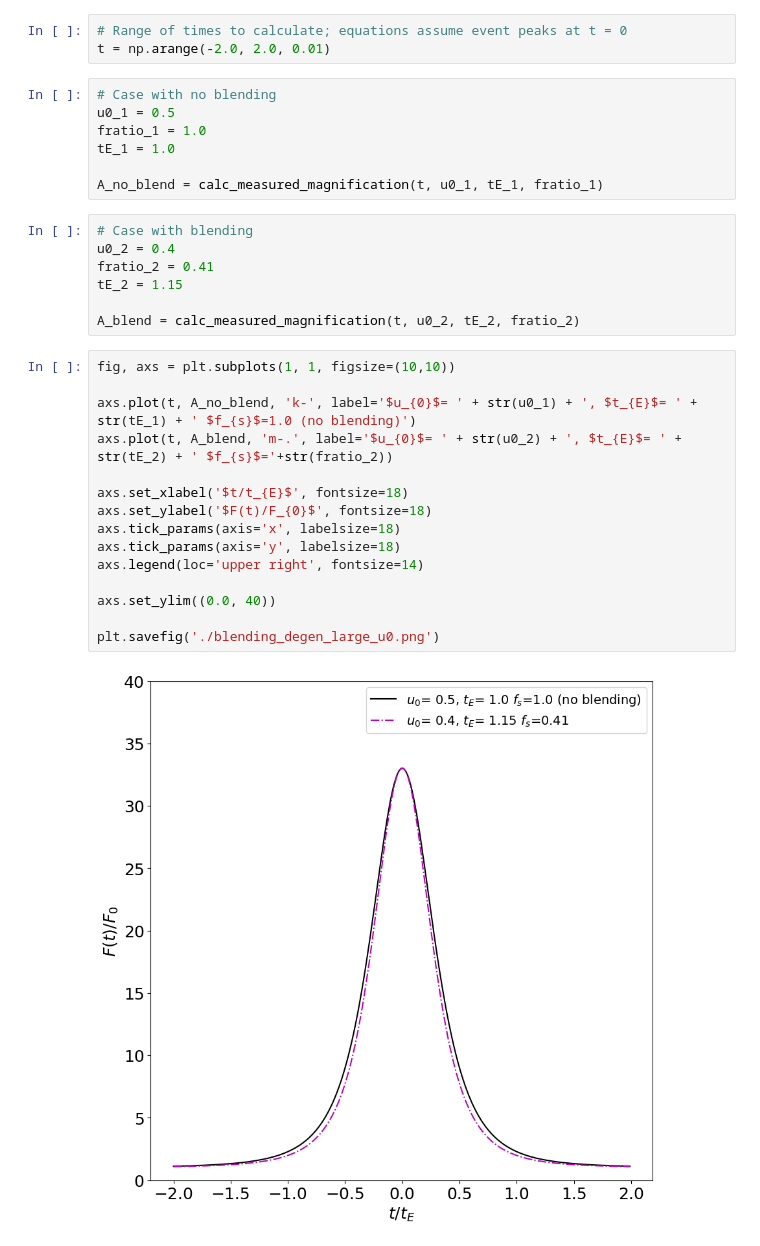
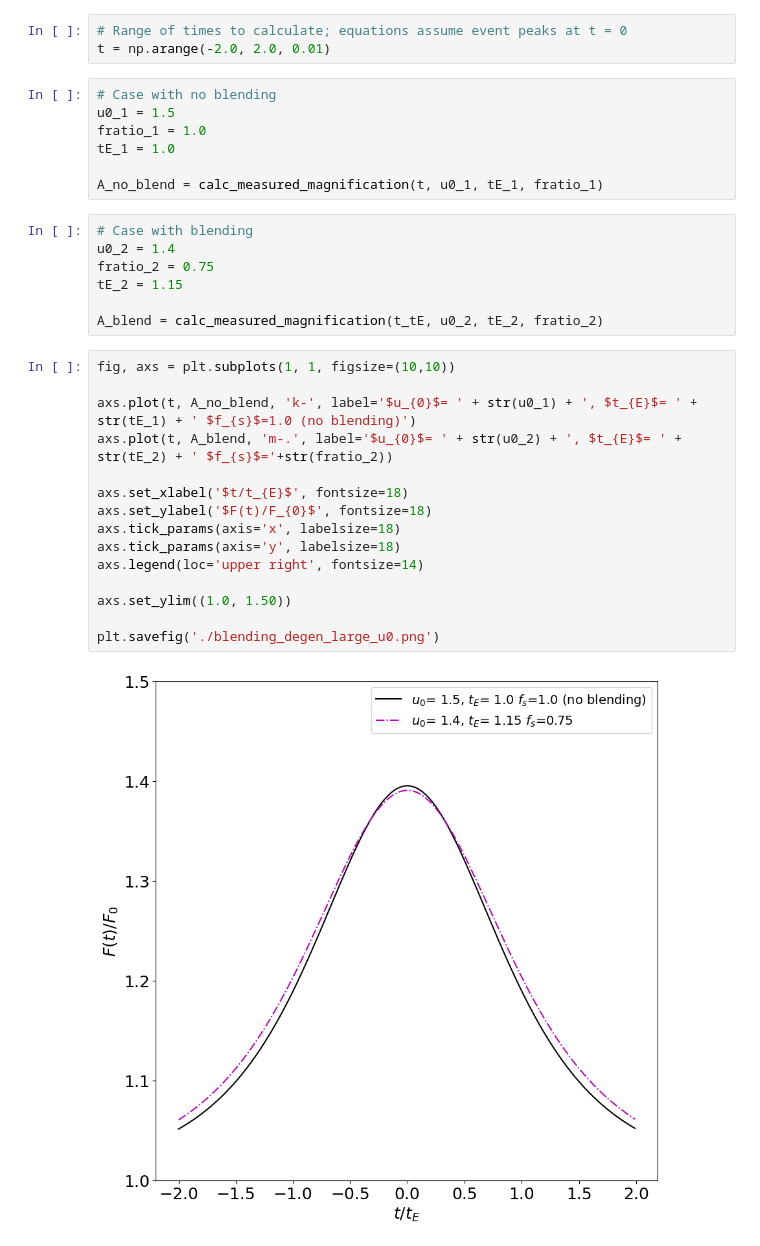
Before and after one commit to rachel3834/microlensing_source, a Jupyter notebook: docs/notebooks/blending_degen.ipynb, the cells around one changed output. Drawn from its saved outputs; the diff is of its cells as text.

Commit message:
Completed article on blended light degeneracies

```diff
--- a/docs/notebooks/blending_degen.ipynb
+++ b/docs/notebooks/blending_degen.ipynb
@@ -29,32 +29,32 @@ def calc_measured_magnification(t, u0, tE, fratio):
 t = np.arange(-2.0, 2.0, 0.01)
 # %%
 # Case with no blending
-u0_1 = 0.5
+u0_1 = 1.5
 fratio_1 = 1.0
 tE_1 = 1.0
 
 A_no_blend = calc_measured_magnification(t, u0_1, tE_1, fratio_1)
 # %%
 # Case with blending
-u0_2 = 0.4
-fratio_2 = 0.41
+u0_2 = 1.4
+fratio_2 = 0.75
 tE_2 = 1.15
 
-A_blend = calc_measured_magnification(t, u0_2, tE_2, fratio_2)
+A_blend = calc_measured_magnification(t_tE, u0_2, tE_2, fratio_2)
 # %%
 fig, axs = plt.subplots(1, 1, figsize=(10,10))
 
 axs.plot(t, A_no_blend, 'k-', label='$u_{0}$= ' + str(u0_1) + ', $t_{E}$= ' + str(tE_1) + ' $f_{s}$=1.0 (no blending)')
 axs.plot(t, A_blend, 'm-.', label='$u_{0}$= ' + str(u0_2) + ', $t_{E}$= ' + str(tE_2) + ' $f_{s}$='+str(fratio_2))
 
 axs.set_xlabel('$t/t_{E}$', fontsize=18)
 axs.set_ylabel('$F(t)/F_{0}$', fontsize=18)
 axs.tick_params(axis='x', labelsize=18)
 axs.tick_params(axis='y', labelsize=18)
 axs.legend(loc='upper right', fontsize=14)
 
-axs.set_ylim((0.0, 40))
+axs.set_ylim((1.0, 1.50))
 
 plt.savefig('./blending_degen_large_u0.png')
 # %% [output]
-[figure, old version]
+[figure, new version]
```
Also changed, not shown: parts of 6 cells of this notebook, 6 other files.
